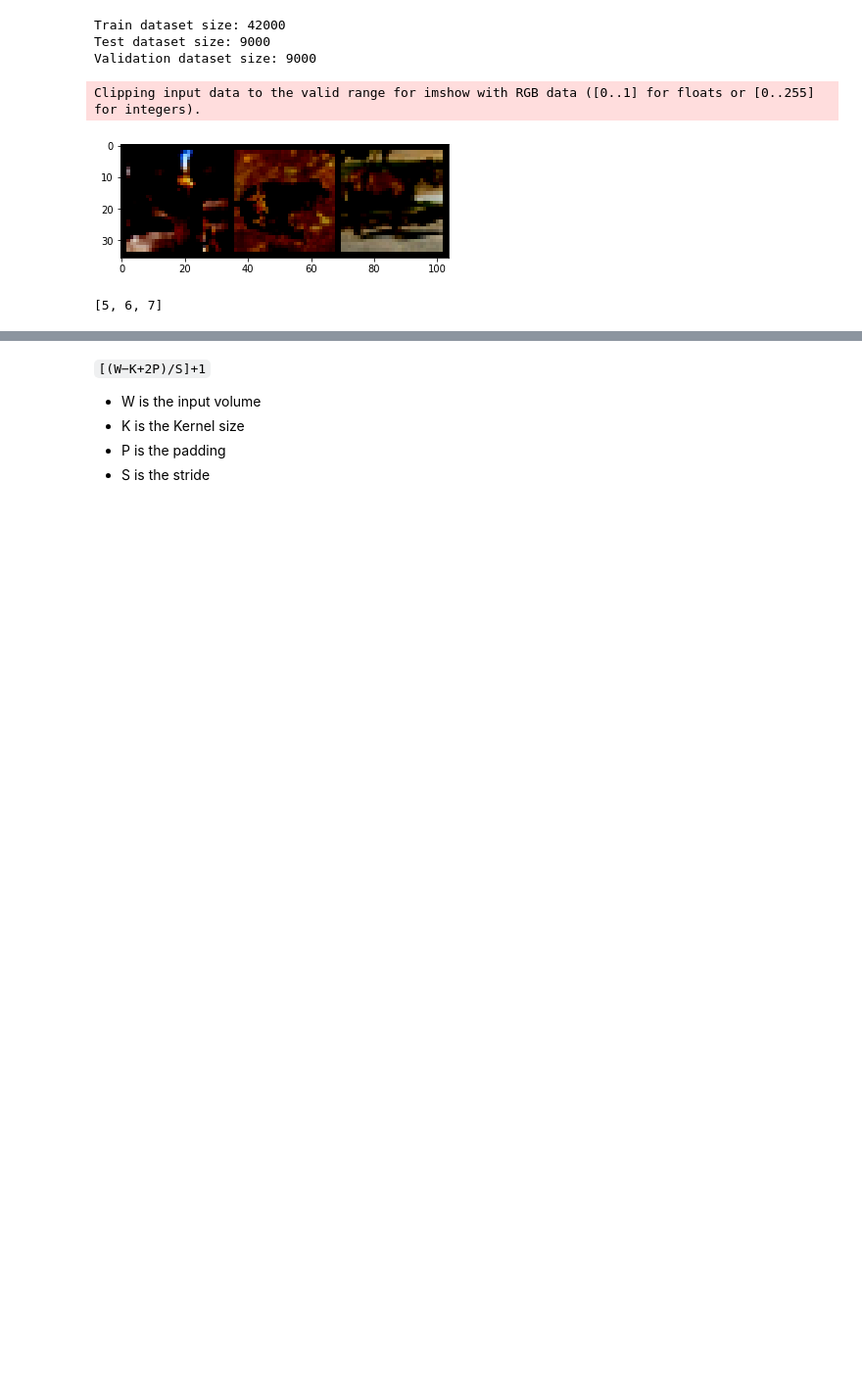
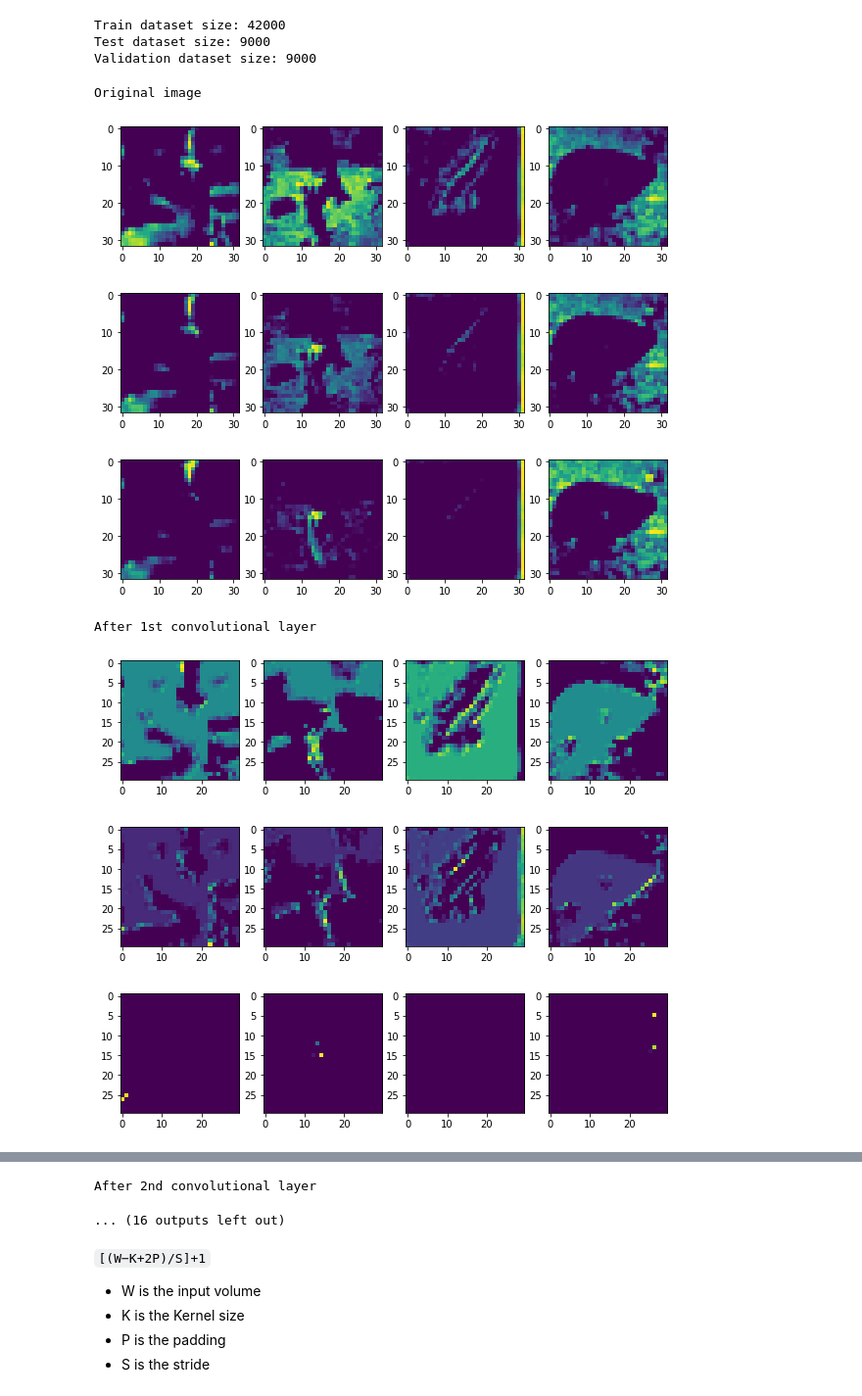
Before and after one commit to versenyi98/CIFAR-10-classsification, a Jupyter notebook: CIFAR-10 Classification.ipynb, the cells around one changed output, grey strips where cells are left out. Shown at 98% size. Drawn from its saved outputs; the diff is of its cells as text; code cells hidden in the pictures; blank space fills up the shorter version.

```diff
--- a/CIFAR-10 Classification.ipynb
+++ b/CIFAR-10 Classification.ipynb
@@ -77,19 +74,3 @@ batch_size = 4
 trainloader = torch.utils.data.DataLoader(trainset, batch_size=batch_size, shuffle=True, num_workers=2)
 validloader = torch.utils.data.DataLoader(validset, batch_size=batch_size, shuffle=True, num_workers=2)
 testloader = torch.utils.data.DataLoader(testset, batch_size=batch_size, shuffle=False, num_workers=2)
-# %%
-def show_image(image):
-    np_img = image.numpy()
-    plt.xlabel = "Bra"
-    plt.imshow(np.transpose(np_img, (1, 2, 0)))
-    plt.show()
-# %%
-images = [X_train[0], X_test[0], X_val[0]]
-labels = [y_train[0], y_test[0], y_val[0]]
-
-show_image(torchvision.utils.make_grid(images))
-print(labels)
-# %% [output]
-Clipping input data to the valid range for imshow with RGB data ([0..1] for floats or [0..255] for integers).
-[figure, removed]
-[5, 6, 7]
@@ -95,0 +87,35 @@ Clipping input data to the valid range for imshow with RGB data ([0..1] for floa
+# %%
+rows = 1
+columns = 4
+
+trainloader_ = torch.utils.data.DataLoader(trainset, batch_size=batch_size, shuffle=False, num_workers=2)
+
+for idx, data in enumerate(trainloader_):
+
+    inputs, labels = data
+    inputs = F.relu(inputs)
+
+    print("Original image")
+    show_image(inputs, rows, columns)
+
+    conv = nn.Conv2d(3, 6, 3)
+    inputs = F.relu(conv(inputs))
+    print("After 1st convolutional layer")
+    show_image(inputs, rows, columns)
+
+
+    conv = nn.Conv2d(6, 16, 3)
+    inputs = F.relu(conv(inputs))
+    print("After 2nd convolutional layer")
+    show_image(inputs, rows, columns)
+
+    break
+# %% [output]
+Original image
+[figure, added]
+[figure, added]
+[figure, added]
+After 1st convolutional layer
+[figure, added]
+[figure, added]
+[figure, added]
@@ -96,3 +125,5 @@ Clipping input data to the valid range for imshow with RGB data ([0..1] for floa
+After 2nd convolutional layer
+... (16 outputs left out)
 # %%
 class CNN(nn.Module):
     def __init__(self, conv, fc, pool):
```
Also changed, not shown: parts of 5 cells of this notebook.
